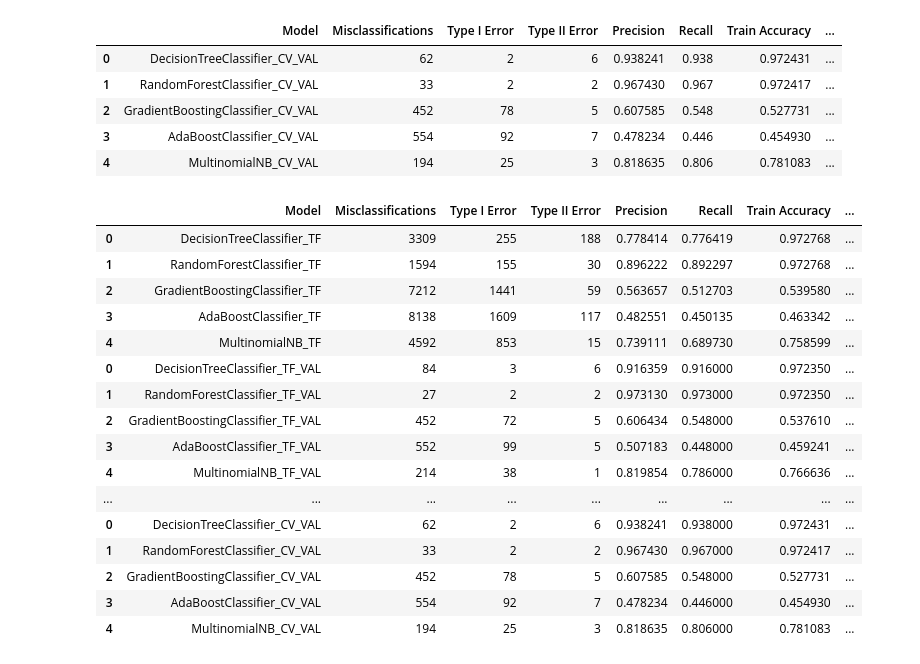
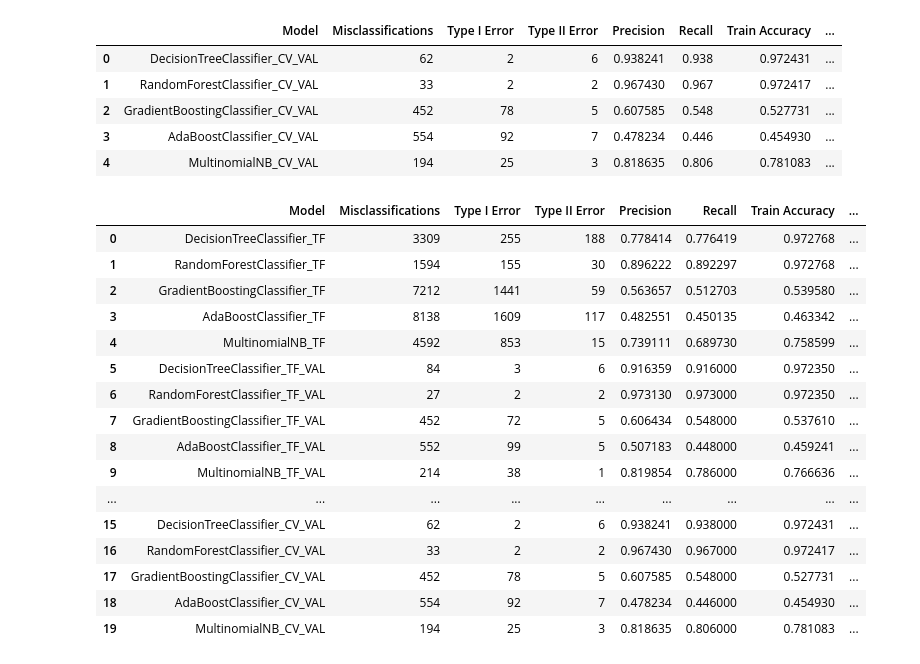
Before and after one commit to niranjankumarnk/ML_finalproject, a Jupyter notebook: Final Project.ipynb, the cells around one changed output. Cells and saved outputs as stored; diff of their text form; code cells hidden in the pictures.

Commit message:
Chnanged code in final result

```diff
--- a/Final Project.ipynb
+++ b/Final Project.ipynb
@@ -567,23 +567,23 @@ cv_results_validation
 | 3 | AdaBoostClassifier_CV_VAL | 554 | 92 | 7 | 0.478234 | 0.446 | 0.454930 | ... |
 | 4 | MultinomialNB_CV_VAL | 194 | 25 | 3 | 0.818635 | 0.806 | 0.781083 | ... |
 # %%
-final_result = pd.concat([TV_results,TV_results_Validation,CV_results,cv_results_validation],axis=0)
+final_result = pd.concat([TV_results,TV_results_Validation,CV_results,cv_results_validation],axis=0,ignore_index=True)
 final_result
 # %% [output]
 |  | Model | Misclassifications | Type I Error | Type II Error | Precision | Recall | Train Accuracy | ... |
 | 0 | DecisionTreeClassifier_TF | 3309 | 255 | 188 | 0.778414 | 0.776419 | 0.972768 | ... |
 | 1 | RandomForestClassifier_TF | 1594 | 155 | 30 | 0.896222 | 0.892297 | 0.972768 | ... |
 | 2 | GradientBoostingClassifier_TF | 7212 | 1441 | 59 | 0.563657 | 0.512703 | 0.539580 | ... |
 | 3 | AdaBoostClassifier_TF | 8138 | 1609 | 117 | 0.482551 | 0.450135 | 0.463342 | ... |
 | 4 | MultinomialNB_TF | 4592 | 853 | 15 | 0.739111 | 0.689730 | 0.758599 | ... |
-| 0 | DecisionTreeClassifier_TF_VAL | 84 | 3 | 6 | 0.916359 | 0.916000 | 0.972350 | ... |
-| 1 | RandomForestClassifier_TF_VAL | 27 | 2 | 2 | 0.973130 | 0.973000 | 0.972350 | ... |
-| 2 | GradientBoostingClassifier_TF_VAL | 452 | 72 | 5 | 0.606434 | 0.548000 | 0.537610 | ... |
-| 3 | AdaBoostClassifier_TF_VAL | 552 | 99 | 5 | 0.507183 | 0.448000 | 0.459241 | ... |
-| 4 | MultinomialNB_TF_VAL | 214 | 38 | 1 | 0.819854 | 0.786000 | 0.766636 | ... |
+| 5 | DecisionTreeClassifier_TF_VAL | 84 | 3 | 6 | 0.916359 | 0.916000 | 0.972350 | ... |
+| 6 | RandomForestClassifier_TF_VAL | 27 | 2 | 2 | 0.973130 | 0.973000 | 0.972350 | ... |
+| 7 | GradientBoostingClassifier_TF_VAL | 452 | 72 | 5 | 0.606434 | 0.548000 | 0.537610 | ... |
+| 8 | AdaBoostClassifier_TF_VAL | 552 | 99 | 5 | 0.507183 | 0.448000 | 0.459241 | ... |
+| 9 | MultinomialNB_TF_VAL | 214 | 38 | 1 | 0.819854 | 0.786000 | 0.766636 | ... |
 | ... | ... | ... | ... | ... | ... | ... | ... | ... |
-| 0 | DecisionTreeClassifier_CV_VAL | 62 | 2 | 6 | 0.938241 | 0.938000 | 0.972431 | ... |
-| 1 | RandomForestClassifier_CV_VAL | 33 | 2 | 2 | 0.967430 | 0.967000 | 0.972417 | ... |
-| 2 | GradientBoostingClassifier_CV_VAL | 452 | 78 | 5 | 0.607585 | 0.548000 | 0.527731 | ... |
-| 3 | AdaBoostClassifier_CV_VAL | 554 | 92 | 7 | 0.478234 | 0.446000 | 0.454930 | ... |
-| 4 | MultinomialNB_CV_VAL | 194 | 25 | 3 | 0.818635 | 0.806000 | 0.781083 | ... |
+| 15 | DecisionTreeClassifier_CV_VAL | 62 | 2 | 6 | 0.938241 | 0.938000 | 0.972431 | ... |
+| 16 | RandomForestClassifier_CV_VAL | 33 | 2 | 2 | 0.967430 | 0.967000 | 0.972417 | ... |
+| 17 | GradientBoostingClassifier_CV_VAL | 452 | 78 | 5 | 0.607585 | 0.548000 | 0.527731 | ... |
+| 18 | AdaBoostClassifier_CV_VAL | 554 | 92 | 7 | 0.478234 | 0.446000 | 0.454930 | ... |
+| 19 | MultinomialNB_CV_VAL | 194 | 25 | 3 | 0.818635 | 0.806000 | 0.781083 | ... |
```
